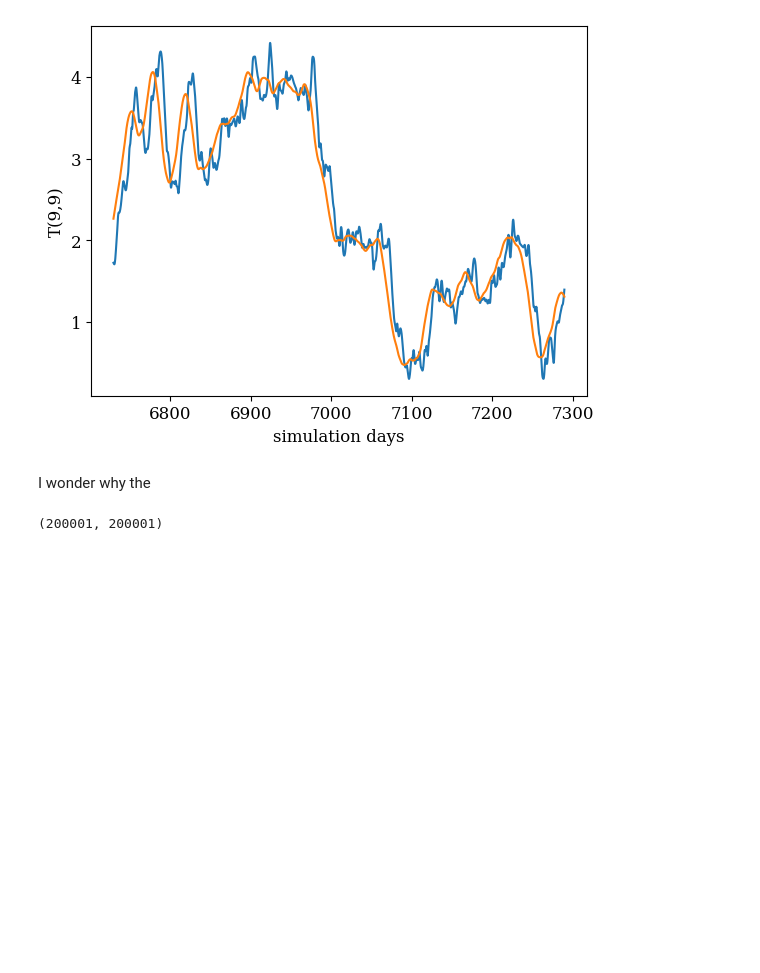
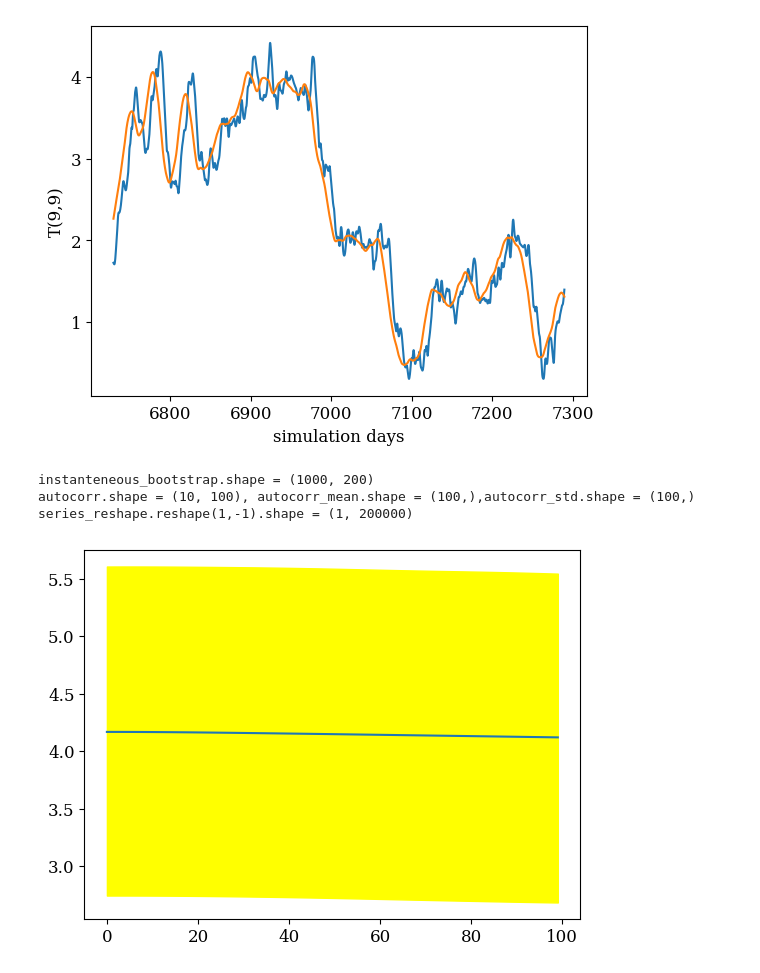
Before and after one commit to georgemilosh/qgs, a Jupyter notebook: rareevents/simple_run2.ipynb, the cells around one changed output. Saved outputs shown, nothing was run; the diff lists cells and outputs as text; code cells hidden in the pictures; blank space fills up the shorter version.

Commit message:
In the process of computing autocorrelation function

```diff
--- a/rareevents/simple_run2.ipynb
+++ b/rareevents/simple_run2.ipynb
@@ -427,9 +429,42 @@ plt.ylabel(f'T({x},{y})')
 # %% [output]
 Text(0, 0.5, 'T(9,9)')
 [figure]
-# %% [markdown]
-I wonder why the
-# %%
-len(groundT._time), len(reference_time)
-# %% [output]
-(200001, 200001)
+# %%
+def autocorrelation(myseries, maxlag):
+    # this pads each year with padsize sample time of 0s so that when the array is permuted to be multiplied by itself we don't end up using the previous part of the year
+    series_pad = np.pad(myseries,((0, 0), (0, maxlag)), 'constant')
+    autocorr = []
+    for k in range(maxlag):
+        autocorr.append(np.sum(series_pad*np.roll(series_pad, -k))/(series_pad.shape[0]*(series_pad.shape[1]-k-maxlag)))
+    return autocorr
+
+def PltAutocorrelation(series_reshape):
+    myfiglabels = ['111']
+    myfirst = [0]
+    mylast = [100]
+    for first, last, figlabels in zip(myfirst, mylast, myfiglabels):
+        autocorr = []
+        for i in range(10):
+            autocorr.append(autocorrelation(series_reshape[i*100:(i+1)*100,first:last],last-first))
+        autocorr = np.array(autocorr)#/np.std(t2m.abs_area_int[i*100:(i+1)*100,first:last])**2
+
+        autocorr_mean = np.mean(autocorr,0)
+        autocorr_std = np.std(autocorr,0)
+        print(f'{autocorr.shape = }, {autocorr_mean.shape = },{autocorr_std.shape = }')
+        plt.fill_between(np.arange(0, len(autocorr_mean)), autocorr_mean-autocorr_std, autocorr_mean+autocorr_std,color='yellow')
+        print(f'{series_reshape.reshape(1,-1).shape = }')
+        full_auto = autocorrelation(series_reshape.reshape(1,-1),100)
+        plt.plot(full_auto,label='Gaussian')
+        return autocorr_mean, autocorr_std
+
+
+
+bootstrapnumber = 1000
+instanteneous_bootstrap = instanteneous[:bootstrapnumber*(len(instanteneous)//bootstrapnumber)].reshape(bootstrapnumber,-1)
+print(f'{instanteneous_bootstrap.shape = }')
+autocorr_mean,autocorr_std = PltAutocorrelation(instanteneous_bootstrap)
+# %% [output]
+instanteneous_bootstrap.shape = (1000, 200)
+autocorr.shape = (10, 100), autocorr_mean.shape = (100,),autocorr_std.shape = (100,)
+series_reshape.reshape(1,-1).shape = (1, 200000)
+[figure, added]
```
Also changed, not shown: parts of 5 cells of this notebook.
